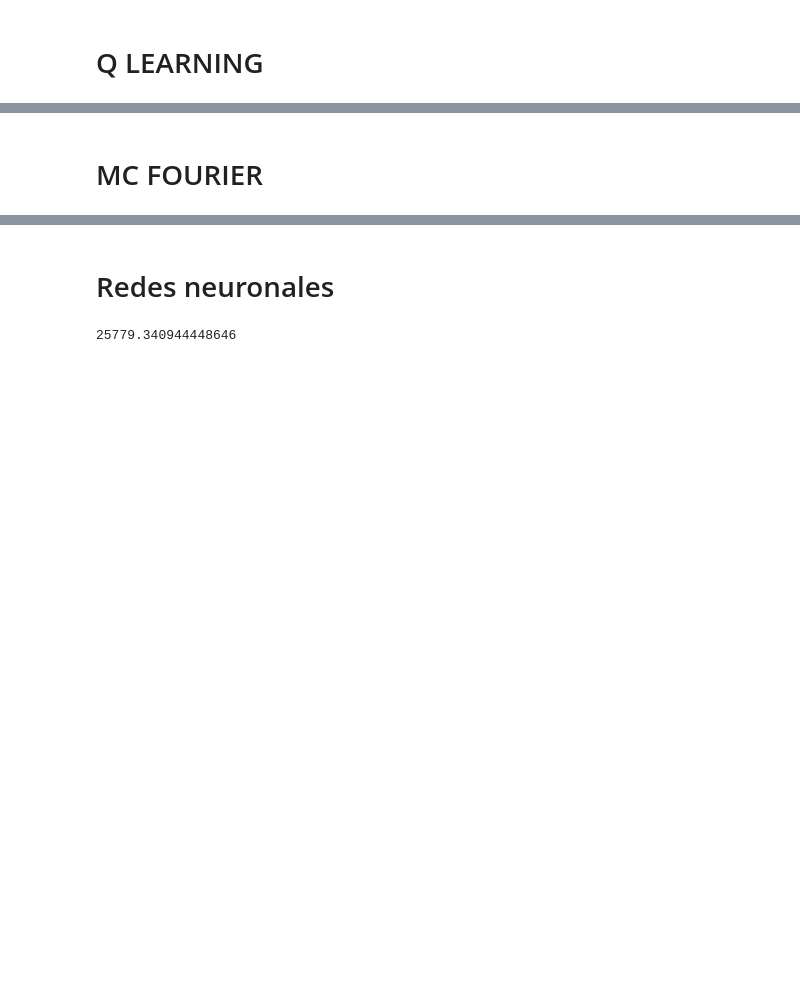
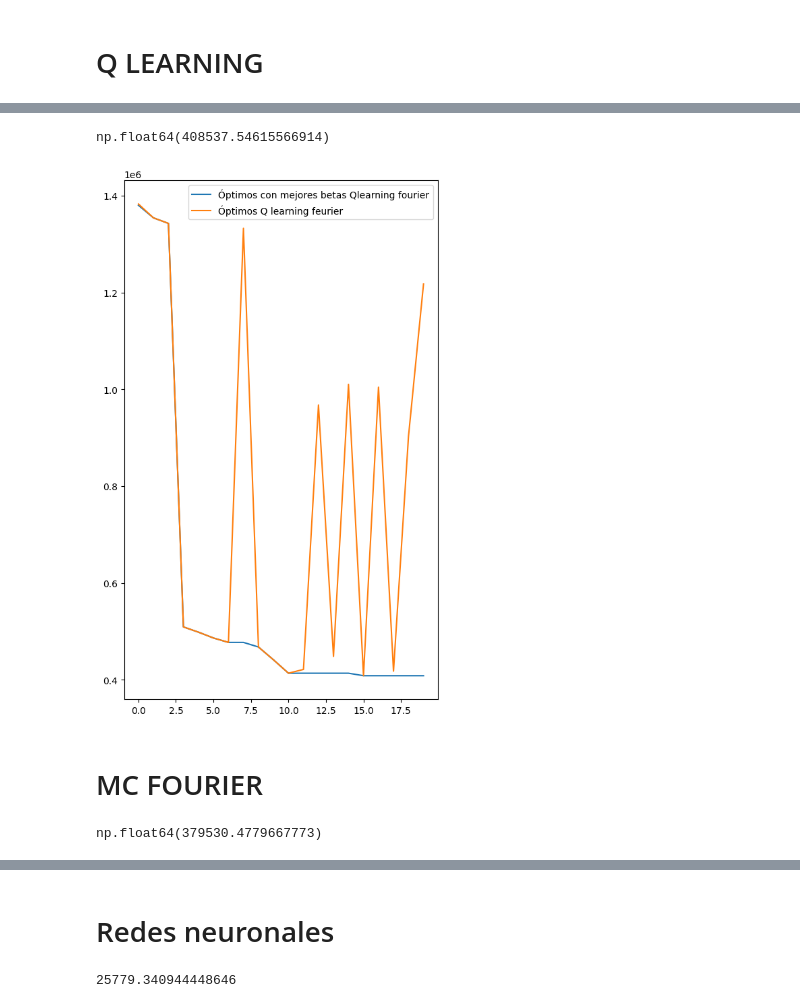
Before and after one commit to MFMayol/Tesis-RL, a Jupyter notebook: pruebas.ipynb, the cells around one changed output, grey strips where cells are left out. Saved outputs shown, nothing was run; the diff lists cells and outputs as text; code cells hidden in the pictures; blank space fills up the shorter version.

```diff
--- a/pruebas.ipynb
+++ b/pruebas.ipynb
@@ -365,0 +235,2 @@ plt.show()
+# %%
+QL_f = Qlearning_buffer(instancia = instancia, proceso = proceso, episodios = 2000, epsilon = 0.05, learning_rate = 0.001, gamma = 0.96)
@@ -366,3 +260,20 @@ plt.show()
+# %%
+QL_f.optimo_mejor_betas
+# %% [output]
+np.float64(408537.54615566914)
+# %%
+# hacemos un plot de la evolución de los promedios de recompensa
+plt.figure(figsize=(6,10))
+plt.plot([promedio_simple for i in range(len(Q_learning.registro_optimos_mejores_betas))], label='Promedio simple')
+plt.plot([promedio_cluster for i in range(len(Q_learning.registro_optimos_mejores_betas))], label='Promedio cluster')
+plt.plot(QL_f.registro_optimos_mejores_betas, label='Óptimos con mejores betas Qlearning fourier')
+plt.plot(QL_f.registro_optimos, label='Óptimos Q learning feurier')
+#plt.plot(MC.registro_optimos_mejores_betas, label='Óptimos con mejores betas')
+#plt.plot(MC.registro_optimos, label='Óptimos')
+plt.legend() # Esto muestra las leyendas en el gráfico   # 457 antes
+plt.show()
+# %% [output]
+[figure, added]
 # %% [markdown]
 # MC FOURIER
 # %%
@@ -370,2 +281,6 @@ MC_fourier = MonteCarlo_Fourier(instancia = instancia, proceso = proceso, episod
 # %%
 MC_fourier.entrenar_modelo() #13m
+# %%
+MC_fourier.optimo_mejor_betas
+# %% [output]
+np.float64(379530.4779667773)
```
Also changed, not shown: parts of 39 cells of this notebook, 14 other files.
